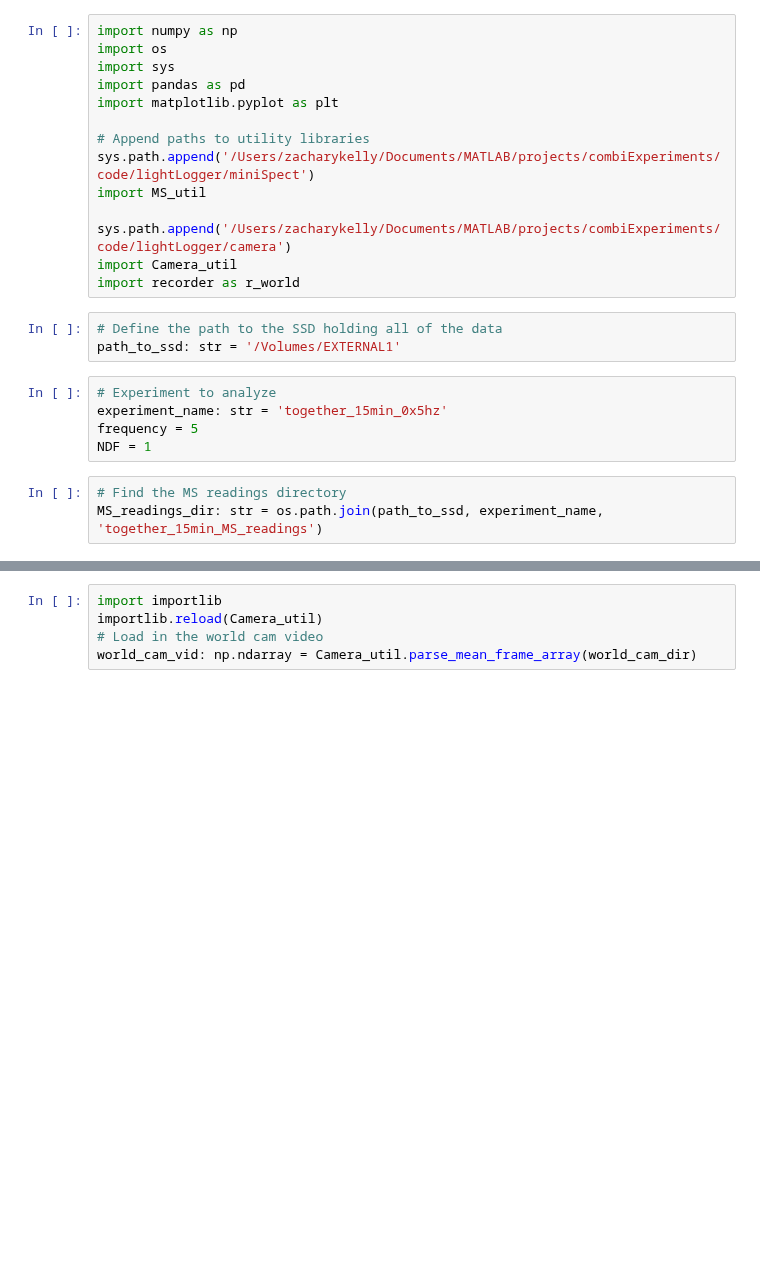
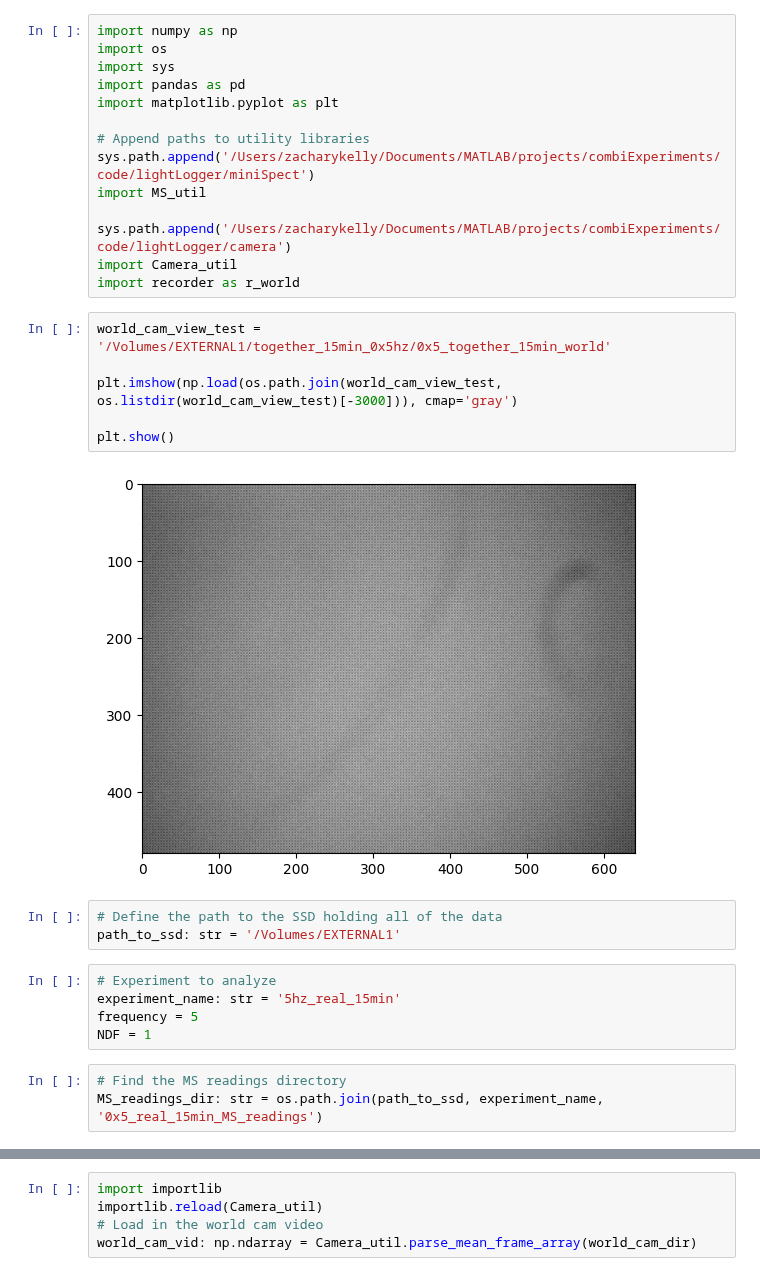
Before and after one commit to gkaguirrelab/combiExperiments, a Jupyter notebook: code/lightLogger/raspberry_pi_firmware/testing.ipynb, the cells around one changed output, grey strips where cells are left out. Drawn from its saved outputs; the diff is of its cells as text; blank space fills up the shorter version.

```diff
--- a/code/lightLogger/raspberry_pi_firmware/testing.ipynb
+++ b/code/lightLogger/raspberry_pi_firmware/testing.ipynb
@@ -12,17 +12,25 @@ import MS_util
 sys.path.append('/Users/zacharykelly/Documents/MATLAB/projects/combiExperiments/code/lightLogger/camera')
 import Camera_util
 import recorder as r_world
+# %%
+world_cam_view_test = '/Volumes/EXTERNAL1/together_15min_0x5hz/0x5_together_15min_world'
+
+plt.imshow(np.load(os.path.join(world_cam_view_test, os.listdir(world_cam_view_test)[-3000])), cmap='gray')
+
+plt.show()
+# %% [output]
+[figure, added]
 # %%
 # Define the path to the SSD holding all of the data
 path_to_ssd: str = '/Volumes/EXTERNAL1'
 # %%
 # Experiment to analyze
-experiment_name: str = 'together_15min_0x5hz'
+experiment_name: str = '5hz_real_15min'
 frequency = 5
 NDF = 1
 # %%
 # Find the MS readings directory
-MS_readings_dir: str = os.path.join(path_to_ssd, experiment_name, 'together_15min_MS_readings')
+MS_readings_dir: str = os.path.join(path_to_ssd, experiment_name, '0x5_real_15min_MS_readings')
 # %%
 # Analyze the MS data
 MS_util.plot_readings(MS_readings_dir)
```
Also changed, not shown: parts of 11 cells of this notebook, 2 other files.
